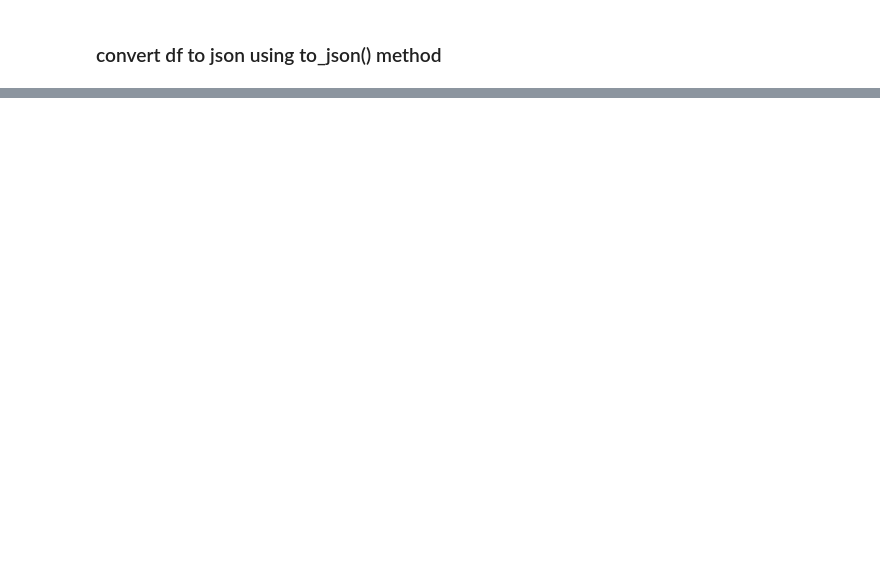
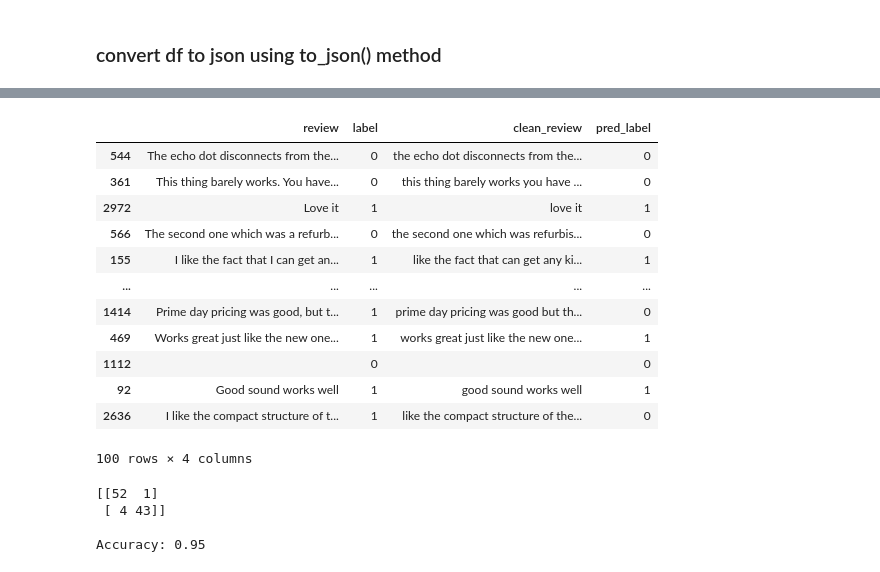
Before and after one commit to Nawel-Bellil/sentinent-analysis-using-gemini-api, a Jupyter notebook: src/amazon_f_hanson.ipynb, the cells around one changed output, grey strips where cells are left out. Saved outputs shown, nothing was run; the diff lists cells and outputs as text; code cells hidden in the pictures; blank space fills up the shorter version.

```diff
--- a/src/amazon_f_hanson.ipynb
+++ b/src/amazon_f_hanson.ipynb
@@ -348,0 +358,5 @@ AuthenticationError: Incorrect API key provided: your_ope*******_key. You can fi
+# %%
+batches = []
+batch_size = 25
+for i in range(0, len(test_set_total), batch_size):
+    batches.append(test_set_total[i : i + batch_size]) # append batches instead of assigning
@@ -348,0 +416,16 @@ AuthenticationError: Incorrect API key provided: your_ope*******_key. You can fi
+# %%
+
+df_total = pd.DataFrame()  # empty df
+
+for response in responses:
+    if isinstance(response, str):
+        json_data = response.strip("`")
+    else:
+        json_data = response.text.strip("`")
+    data = json.loads(json_data)
+
+    df_temp = pd.DataFrame(data)
+
+    df_total = pd.concat([df_total, df_temp], ignore_index=True)
+
+display(df_total)
@@ -348,0 +446,33 @@ AuthenticationError: Incorrect API key provided: your_ope*******_key. You can fi
+# %%
+
+test_set_total['pred_label'] = df_total['pred_label'].values
+test_set_total
+# %% [output]
+|  | review | label | clean_review | pred_label |
+| 544 | The echo dot disconnects from the... | 0 | the echo dot disconnects from the... | 0 |
+| 361 | This thing barely works. You have... | 0 | this thing barely works you have ... | 0 |
+| 2972 | Love it | 1 | love it | 1 |
+| 566 | The second one which was a refurb... | 0 | the second one which was refurbis... | 0 |
+| 155 | I like the fact that I can get an... | 1 | like the fact that can get any ki... | 1 |
+| ... | ... | ... | ... | ... |
+| 1414 | Prime day pricing was good, but t... | 1 | prime day pricing was good but th... | 0 |
+| 469 | Works great just like the new one... | 1 | works great just like the new one... | 1 |
+| 1112 |  | 0 |  | 0 |
+| 92 | Good sound works well | 1 | good sound works well | 1 |
+| 2636 | I like the compact structure of t... | 1 | like the compact structure of the... | 0 |
+100 rows × 4 columns
+# %%
+
+from sklearn.metrics import confusion_matrix, accuracy_score
+
+y_true = test_set_total["label"]
+y_pred = test_set_total["pred_label"]
+
+
+print(confusion_matrix(y_true, y_pred))
+print(f"\nAccuracy: {accuracy_score(y_true, y_pred)}")
+# %% [output]
+[[52  1]
+ [ 4 43]]
+
+Accuracy: 0.95
```
Also changed, not shown: parts of 23 cells of this notebook, 1 other file.
